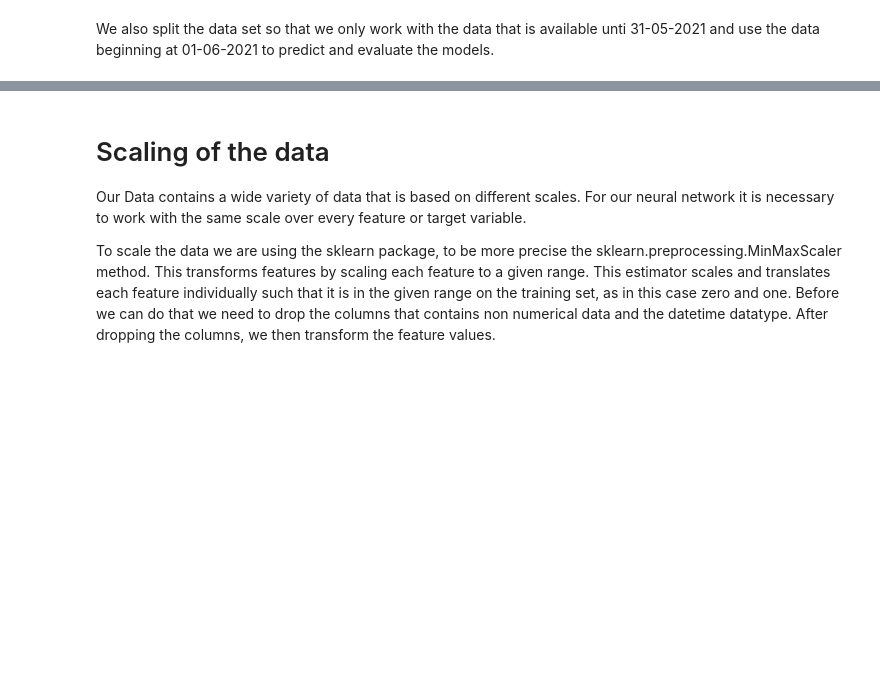
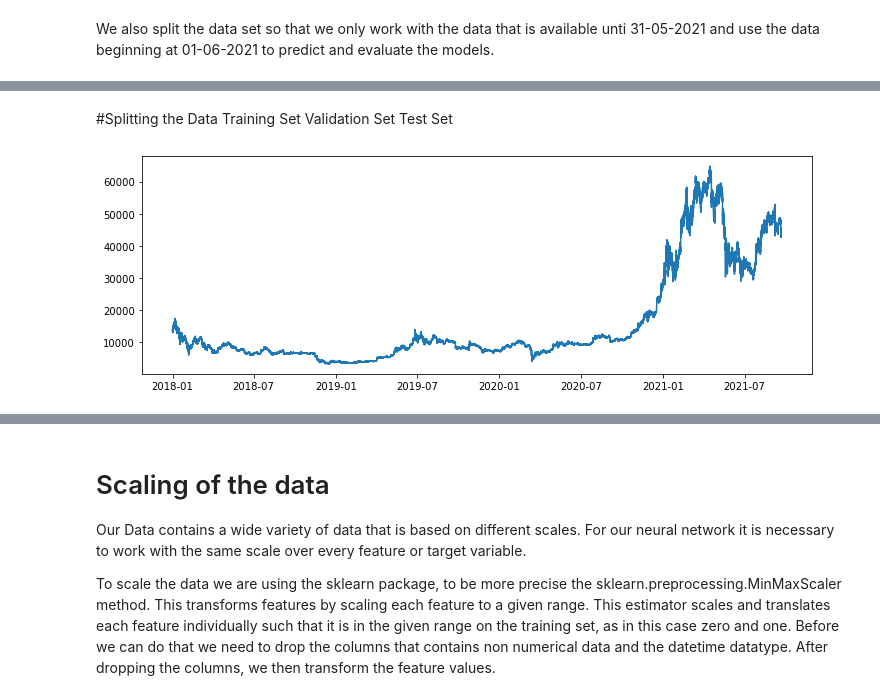
Before and after one commit to UniPassauDLTA/Assignment_1, a Jupyter notebook: Team_15_Assignment_1.ipynb, the cells around one changed output, grey strips where cells are left out. Drawn from its saved outputs; the diff is of its cells as text; code cells hidden in the pictures; blank space fills up the shorter version.

```diff
--- a/Team_15_Assignment_1.ipynb
+++ b/Team_15_Assignment_1.ipynb
@@ -80,3 +99,0 @@ print(data.head())
-# %%
-data_eval = data[data.timestamp >= 1622505660]
-data = data[data.timestamp < 1622505660]
@@ -110,0 +100,20 @@ Because we are using five timesteps it the first five rows can not contain any d
+# %% [markdown]
+#Splitting the Data
+Training Set
+Validation Set
+Test Set
+# %%
+import matplotlib.pylab as plt
+
+
+btc = data[data.Asset_ID == 1]
+btc.set_index('timestamp', inplace = True)
+btc = btc.reindex(range(btc.index[0], btc.index[-1] + 60, 60), method = 'pad')
+btc.sort_index(inplace = True)
+
+fig, ax = plt.subplots(figsize = (12, 4))
+
+ax.plot(btc.Time, btc.Close)
+plt.show()
+# %% [output]
+[figure, added]
```
Also changed, not shown: parts of 11 cells of this notebook.
